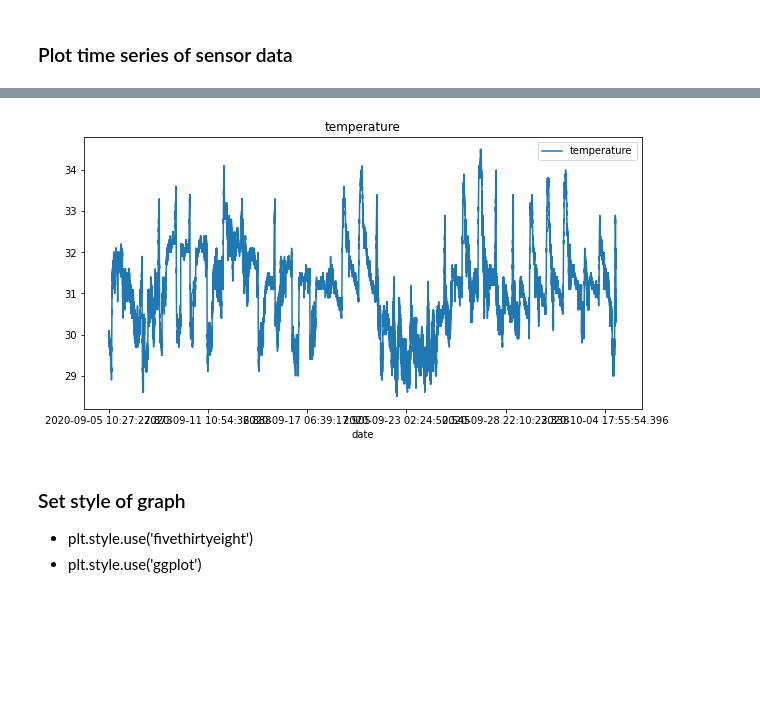
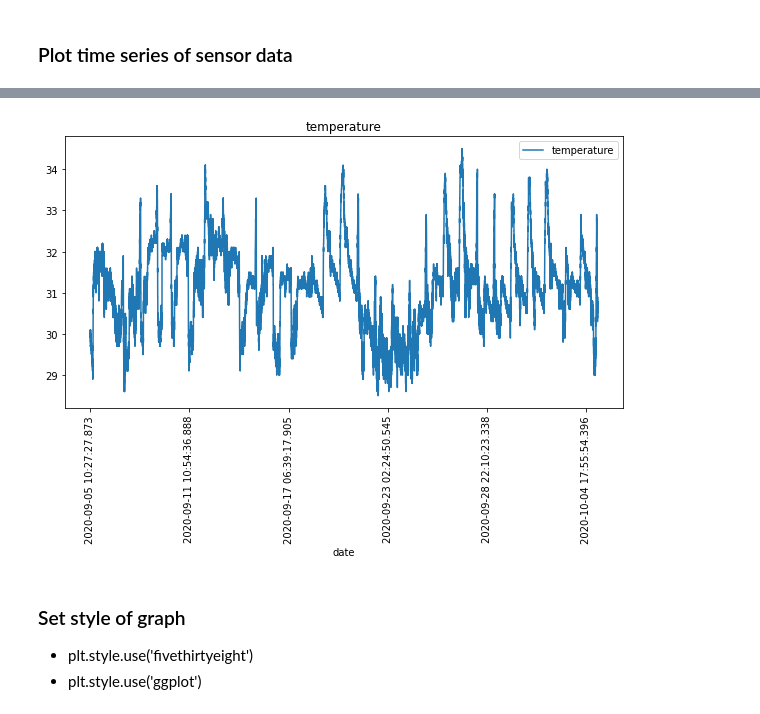
Before and after one commit to Skystar728/pdm12, a Jupyter notebook: py-pandas/pandas_6_iot_nano33_0.ipynb, the cells around one changed output, grey strips where cells are left out. Saved outputs shown, nothing was run; the diff lists cells and outputs as text; code cells hidden in the pictures; blank space fills up the shorter version.

```diff
--- a/py-pandas/pandas_6_iot_nano33_0.ipynb
+++ b/py-pandas/pandas_6_iot_nano33_0.ipynb
@@ -274,8 +283,10 @@ plt.show()
 # %%
+# 0905부터 1005 온도 변화
 iot_data.plot(x='date', y='temperature', figsize=(10,5), title='temperature')
+plt.xticks(rotation=90) # data 각도
 plt.show()
 # %% [output]
-[figure, old version]
+[figure, new version]
 # %% [markdown]
 ### Set style of graph
 - plt.style.use('fivethirtyeight')
```
Also changed, not shown: parts of 51 cells of this notebook.
